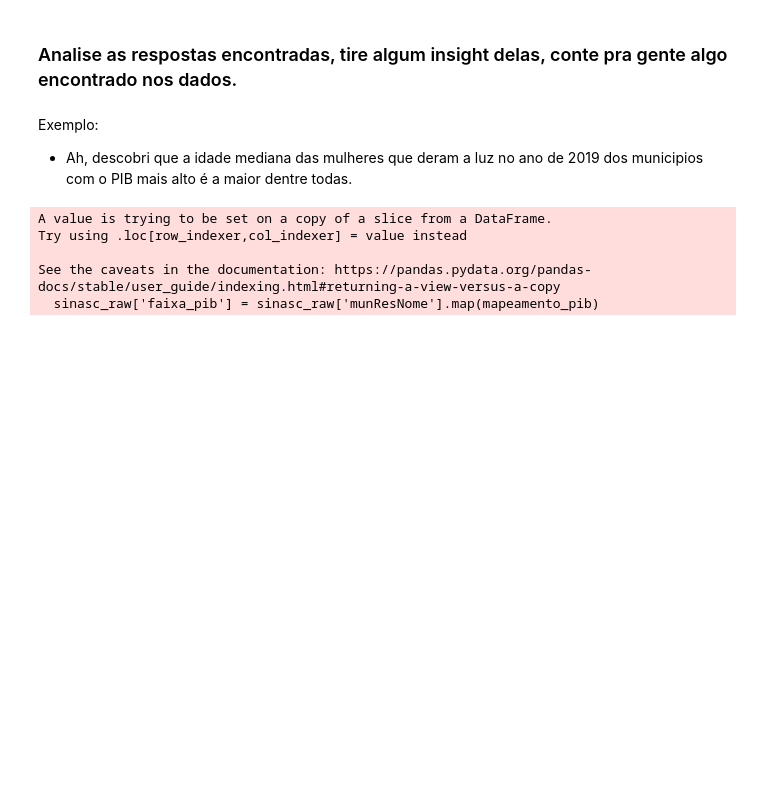
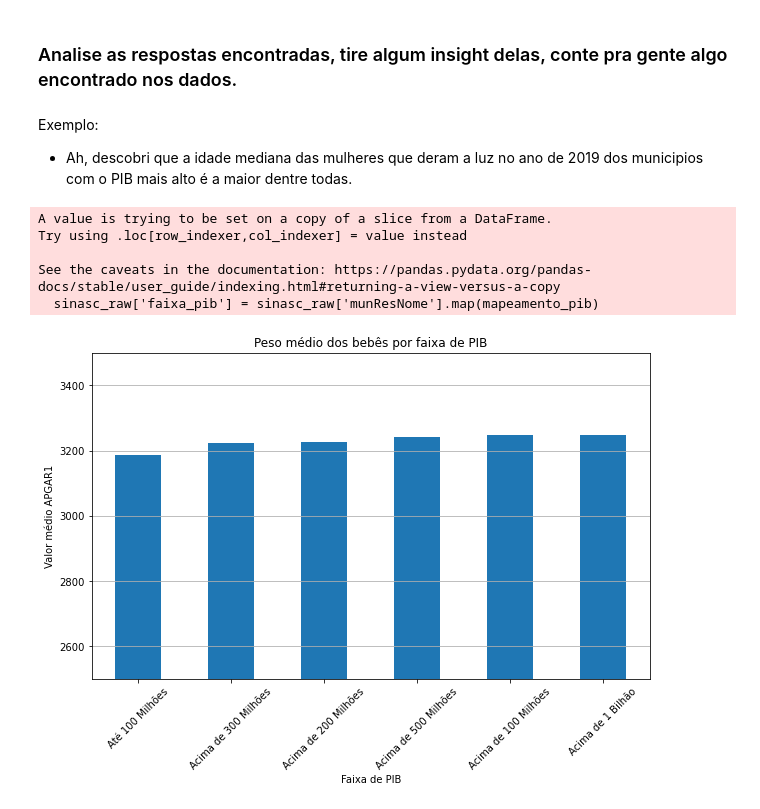
Before and after one commit to brunopeixotoilos/EBAC_CDados, a Jupyter notebook: Mod9Tarefa2 - Bruno Peixoto.ipynb, the cells around one changed output. Saved outputs shown, nothing was run; the diff lists cells and outputs as text; code cells hidden in the pictures; blank space fills up the shorter version.

```diff
--- a/Mod9Tarefa2 - Bruno Peixoto.ipynb
+++ b/Mod9Tarefa2 - Bruno Peixoto.ipynb
@@ -430,3 +490,24 @@ Try using .loc[row_indexer,col_indexer] = value instead
 
 See the caveats in the documentation: https://pandas.pydata.org/pandas-docs/stable/user_guide/indexing.html#returning-a-view-versus-a-copy
   sinasc_raw['faixa_pib'] = sinasc_raw['munResNome'].map(mapeamento_pib)
+# %%
+# Agrupamento por faixa de PIB e cálculo da média do peso dos bebês
+peso_medio_por_pib = sinasc_raw.groupby('faixa_pib')['PESO'].mean()
+
+peso_medio_por_pib = peso_medio_por_pib.sort_values()
+
+# Plotagem do gráfico de barras
+peso_medio_por_pib.plot(kind='bar', figsize=(10, 6))
+plt.title('Peso médio dos bebês por faixa de PIB')
+plt.xlabel('Faixa de PIB')
+plt.ylabel('Valor médio APGAR1')
+plt.xticks(rotation=45)
+plt.grid(axis='y')
+plt.gca().set_ylim([2500, 3500])
+plt.show()
+
+# Um PIB menor significa uma economia mais fraca, e isso por sua vez pode indicar um local onde pessoas tenham mais dificuldades de acesso à certas coisas,
+# como saúde, educação e até alimento. Dessa forma, faz sentido que os bebês nascidos dessa faixa sejam mais leves, pois as mães podem ter uma nutrição limitada,
+# prejudicando o desenvolvimento da criança durante a gestação.
+# %% [output]
+[figure, added]
```
Also changed, not shown: parts of 6 cells of this notebook.
